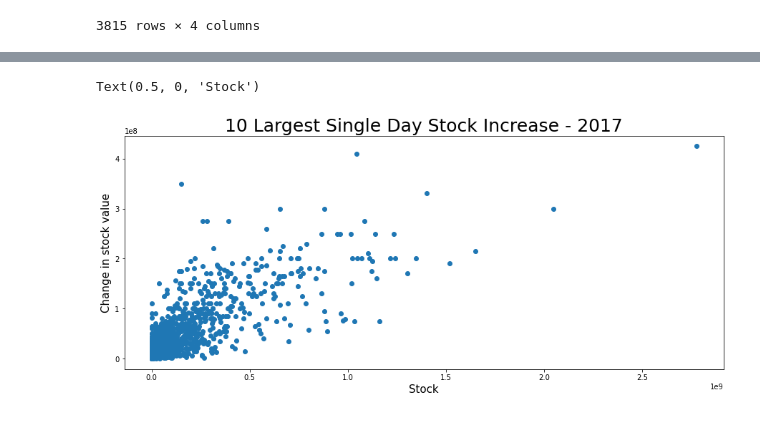
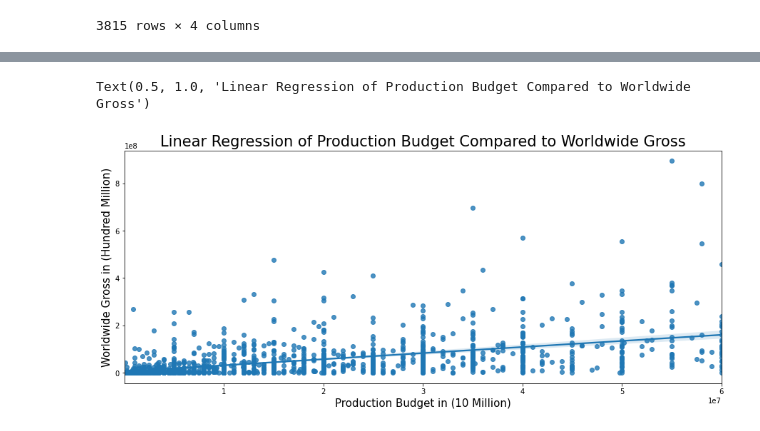
Before and after one commit to krvosen/microsoft_movie_analysis, a Jupyter notebook: create_sql_database.ipynb, the cells around one changed output, grey strips where cells are left out. Cells and saved outputs as stored; diff of their text form; code cells hidden in the pictures.

```diff
--- a/create_sql_database.ipynb
+++ b/create_sql_database.ipynb
@@ -207,14 +208,13 @@ sns.regplot(data=production_gross, x="production_budget", y="worldwide_gross")
-# %%
-fig, ax = plt.subplots(figsize=(15,6))
-xlabels = production_gross.worldwide_gross
-ax.scatter(xlabels, production_gross.production_budget)
-ax.set_title('10 Largest Single Day Stock Increase - 2017', fontsize=25)
-ax.set_ylabel('Change in stock value', fontsize=15)
-ax.set_xlabel('Stock', fontsize=15)
-#ax.set_xlim(.1, .5)
-#ax.set_ylim(0, .5);
-# %% [output]
-Text(0.5, 0, 'Stock')
-[figure, removed]
+# %%
+fig, ax = plt.subplots(figsize=(15,6))
+#plt.xlim([0,2])
+
+sns.regplot(data=production_gross.loc[production_gross['production_budget'] <= 60000000 ], x="production_budget", y="worldwide_gross")
+ax.set_ylabel('Worldwide Gross in (Hundred Million)', fontsize=15)
+ax.set_xlabel('Production Budget in (10 Million)', fontsize=15)
+ax.set_title('Linear Regression of Production Budget Compared to Worldwide Gross', fontsize = 21)
+# %% [output]
+Text(0.5, 1.0, 'Linear Regression of Production Budget Compared to Worldwide Gross')
+[figure, added]
 # %% [markdown]
 ![movies.db schema](images/movies_db_schema.png)
```
Also changed, not shown: parts of 5 cells of this notebook, 2 other files.
